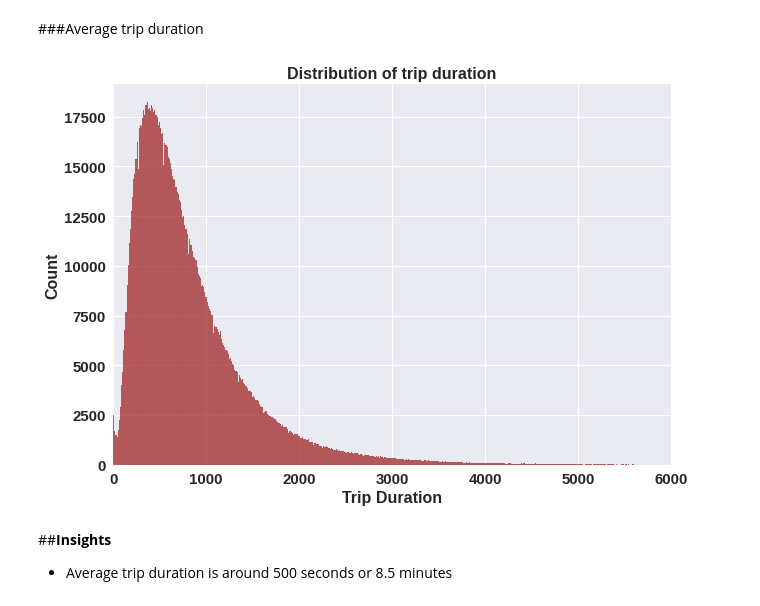
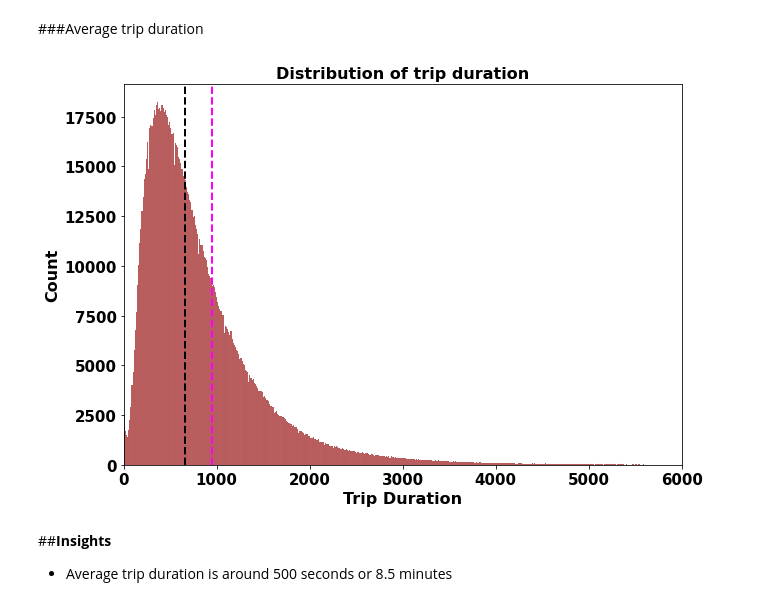
Before and after one commit to Kushan1001/NYC-Taxi-Trip-Time-Prediction, a Jupyter notebook: NYC_Taxi_Trip_Time_Prediction_Capstone_Project.ipynb, the cells around one changed output. Cells and saved outputs as stored; diff of their text form; code cells hidden in the pictures.

```diff
--- a/NYC_Taxi_Trip_Time_Prediction_Capstone_Project.ipynb
+++ b/NYC_Taxi_Trip_Time_Prediction_Capstone_Project.ipynb
@@ -229,7 +229,7 @@ Requirement already satisfied: haversine in /usr/local/lib/python3.7/dist-packag
 # %%
 from haversine import haversine
 # %%
-taxi_df['distance'] = taxi_df.apply(lambda x: haversine((x['pickup_latitude'], x['pickup_longitude']),
+taxi_df['trip_distance'] = taxi_df.apply(lambda x: haversine((x['pickup_latitude'], x['pickup_longitude']),
                                                         (x['dropoff_latitude'], x['dropoff_longitude']), unit = 'km'), axis = 1)
 # %%
 taxi_df.head()
@@ -312,13 +312,15 @@ taxi_df.drop(taxi_df[taxi_df['trip_duration'] == 1939736].index, inplace = True)
 # %%
 rcParams['figure.figsize'] = 10,7
 
 sns.histplot(data = taxi_df, x= 'trip_duration', color = 'brown')
 plt.xlim(0,6000)
 plt.xlabel('Trip Duration')
+plt.axvline(taxi_df['trip_duration'].mean(), linestyle = 'dashed', color = 'magenta', linewidth = 2)
+plt.axvline(taxi_df['trip_duration'].median(), linestyle = 'dashed', color = 'black', linewidth = 2)
 plt.title('Distribution of trip duration')
 plt.show();
 # %% [output]
-[figure, old version]
+[figure, new version]
 # %% [markdown]
 ##**Insights**
 
```
Also changed, not shown: parts of 18 cells of this notebook.
